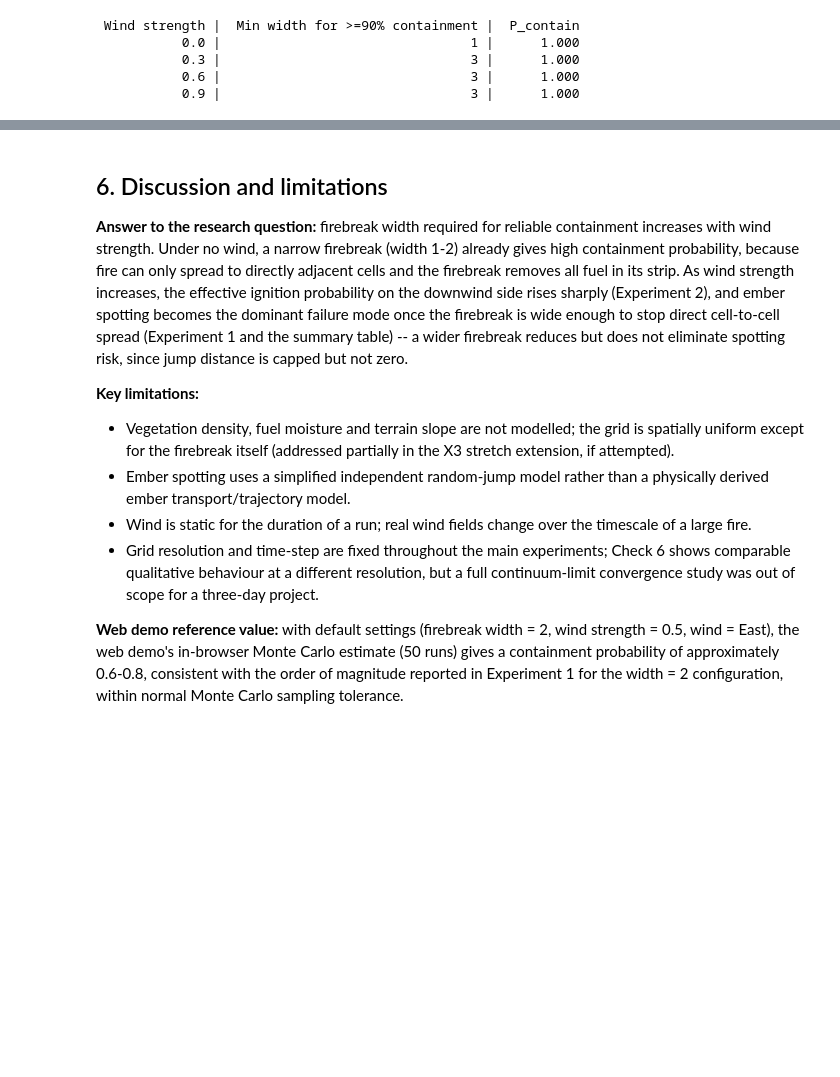
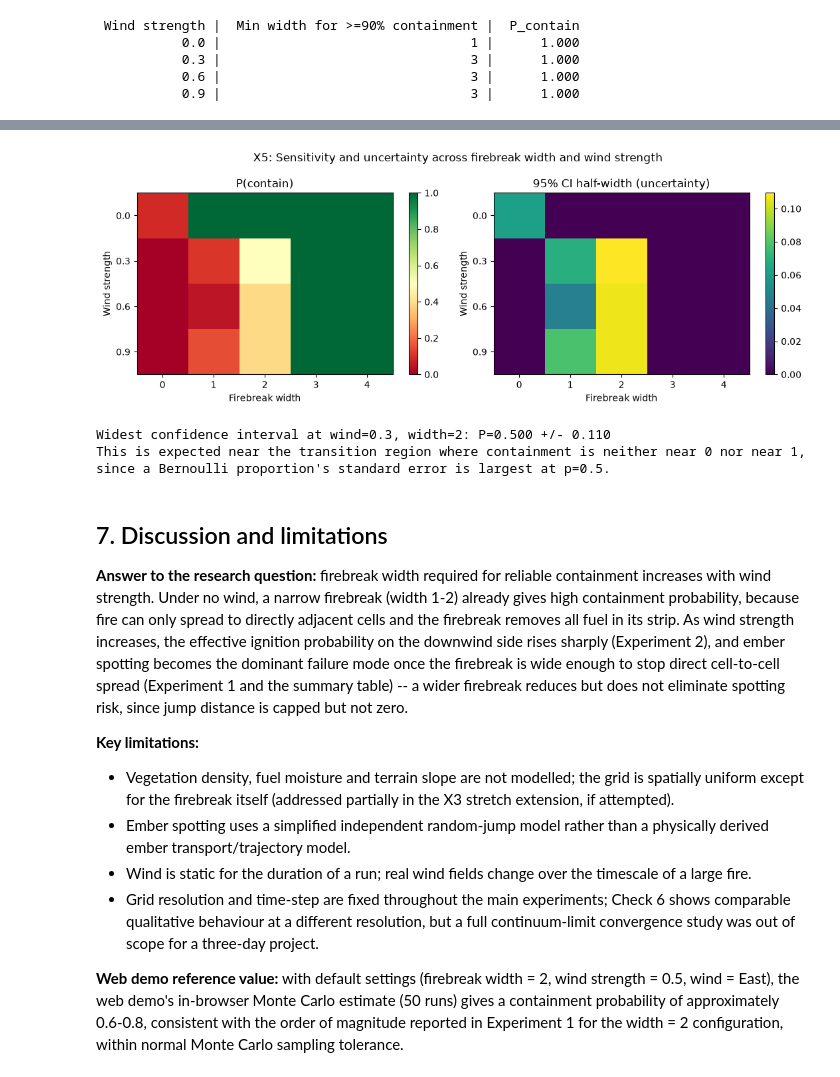
Before and after one commit to ManithMss/wildfire-firebreak-simulator, a Jupyter notebook: notebook/wildfire-firebreak-simulator.ipynb, the cells around one changed output, grey strips where cells are left out. Saved outputs shown, nothing was run; the diff lists cells and outputs as text; code cells hidden in the pictures; blank space fills up the shorter version.

```diff
--- a/notebook/wildfire-firebreak-simulator.ipynb
+++ b/notebook/wildfire-firebreak-simulator.ipynb
@@ -414,5 +555,46 @@ for s, w, p in summary_rows:
+# %%
+# X5: Sensitivity and uncertainty analysis - 2D parameter sweep with confidence intervals
+widths_x5 = [0, 1, 2, 3, 4]
+winds_x5 = [0.0, 0.3, 0.6, 0.9]
+N_X5 = 80
+
+prob_grid = np.zeros((len(winds_x5), len(widths_x5)))
+ci_grid = np.zeros((len(winds_x5), len(widths_x5)))
+for wi, wind_s in enumerate(winds_x5):
+    for ci_i, width in enumerate(widths_x5):
+        p, se = containment_probability(L=50, firebreak_width=width, wind_strength=wind_s,
+                                         wind_dir="East", n_runs=N_X5)
+        prob_grid[wi, ci_i] = p
+        ci_grid[wi, ci_i] = 1.96 * se
+
+fig, axes = plt.subplots(1, 2, figsize=(11, 4))
+im0 = axes[0].imshow(prob_grid, cmap="RdYlGn", vmin=0, vmax=1, aspect="auto")
+axes[0].set_xticks(range(len(widths_x5))); axes[0].set_xticklabels(widths_x5)
+axes[0].set_yticks(range(len(winds_x5))); axes[0].set_yticklabels(winds_x5)
+axes[0].set_xlabel("Firebreak width"); axes[0].set_ylabel("Wind strength")
+axes[0].set_title("P(contain)")
+fig.colorbar(im0, ax=axes[0])
+
+im1 = axes[1].imshow(ci_grid, cmap="viridis", aspect="auto")
+axes[1].set_xticks(range(len(widths_x5))); axes[1].set_xticklabels(widths_x5)
+axes[1].set_yticks(range(len(winds_x5))); axes[1].set_yticklabels(winds_x5)
+axes[1].set_xlabel("Firebreak width"); axes[1].set_ylabel("Wind strength")
+axes[1].set_title("95% CI half-width (uncertainty)")
+fig.colorbar(im1, ax=axes[1])
+plt.suptitle("X5: Sensitivity and uncertainty across firebreak width and wind strength")
+plt.tight_layout(); plt.show()
+
+max_ci_idx = np.unravel_index(np.argmax(ci_grid), ci_grid.shape)
+print(f"Widest confidence interval at wind={winds_x5[max_ci_idx[0]]}, width={widths_x5[max_ci_idx[1]]}: "
+      f"P={prob_grid[max_ci_idx]:.3f} +/- {ci_grid[max_ci_idx]:.3f}")
+print("This is expected near the transition region where containment is neither near 0 nor near 1,"
+      " since a Bernoulli proportion's standard error is largest at p=0.5.")
+# %% [output]
+[figure, added]
+Widest confidence interval at wind=0.3, width=2: P=0.500 +/- 0.110
+This is expected near the transition region where containment is neither near 0 nor near 1, since a Bernoulli proportion's standard error is largest at p=0.5.
 # %% [markdown]
-## 6. Discussion and limitations
+## 7. Discussion and limitations
 
 **Answer to the research question:** firebreak width required for reliable containment increases with wind strength. Under no wind, a narrow firebreak (width 1-2) already gives high containment probability, because fire can only spread to directly adjacent cells and the firebreak removes all fuel in its strip. As wind strength increases, the effective ignition probability on the downwind side rises sharply (Experiment 2), and ember spotting becomes the dominant failure mode once the firebreak is wide enough to stop direct cell-to-cell spread (Experiment 1 and the summary table) -- a wider firebreak reduces but does not eliminate spotting risk, since jump distance is capped but not zero.
 
```
Also changed, not shown: parts of 10 cells of this notebook, 2 other files.
